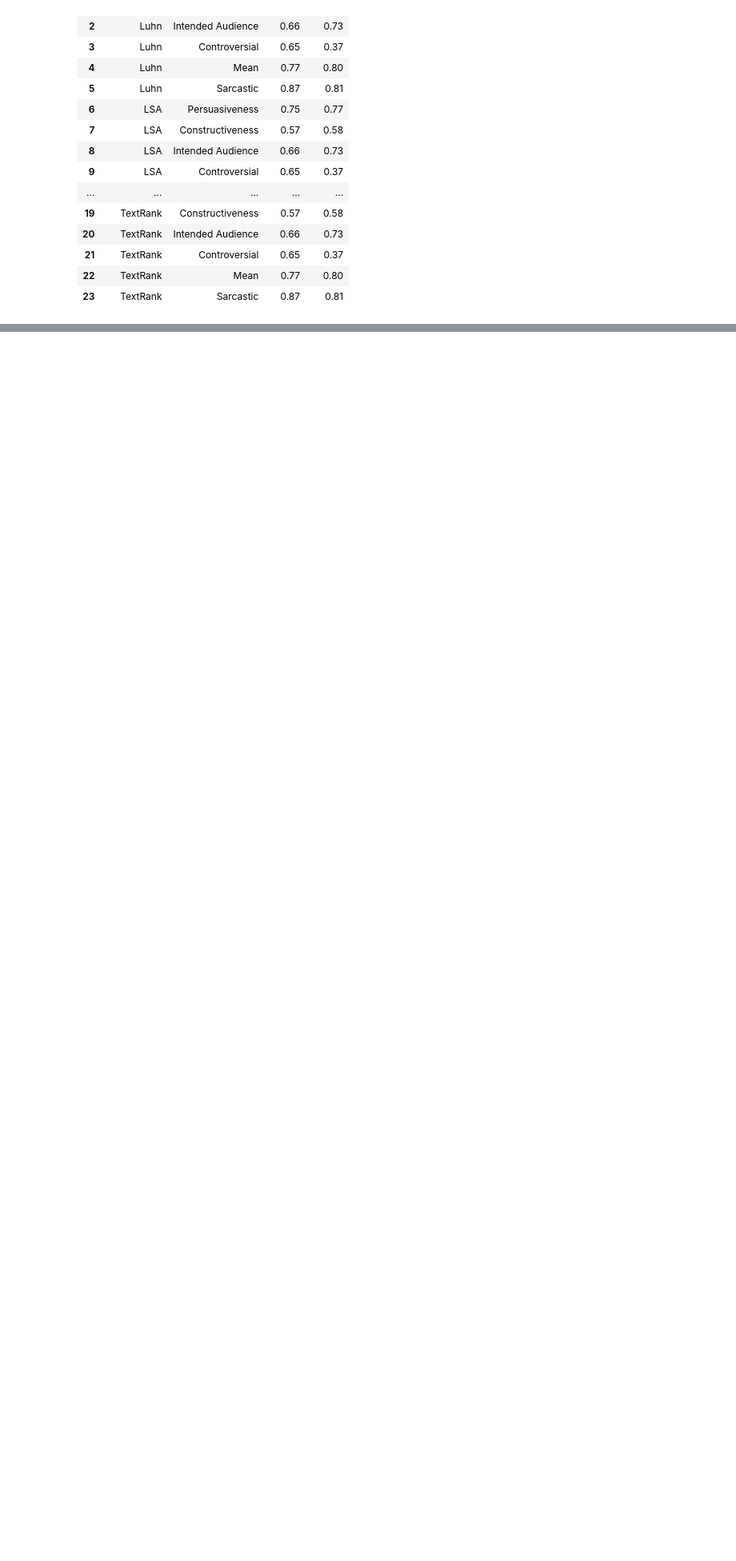
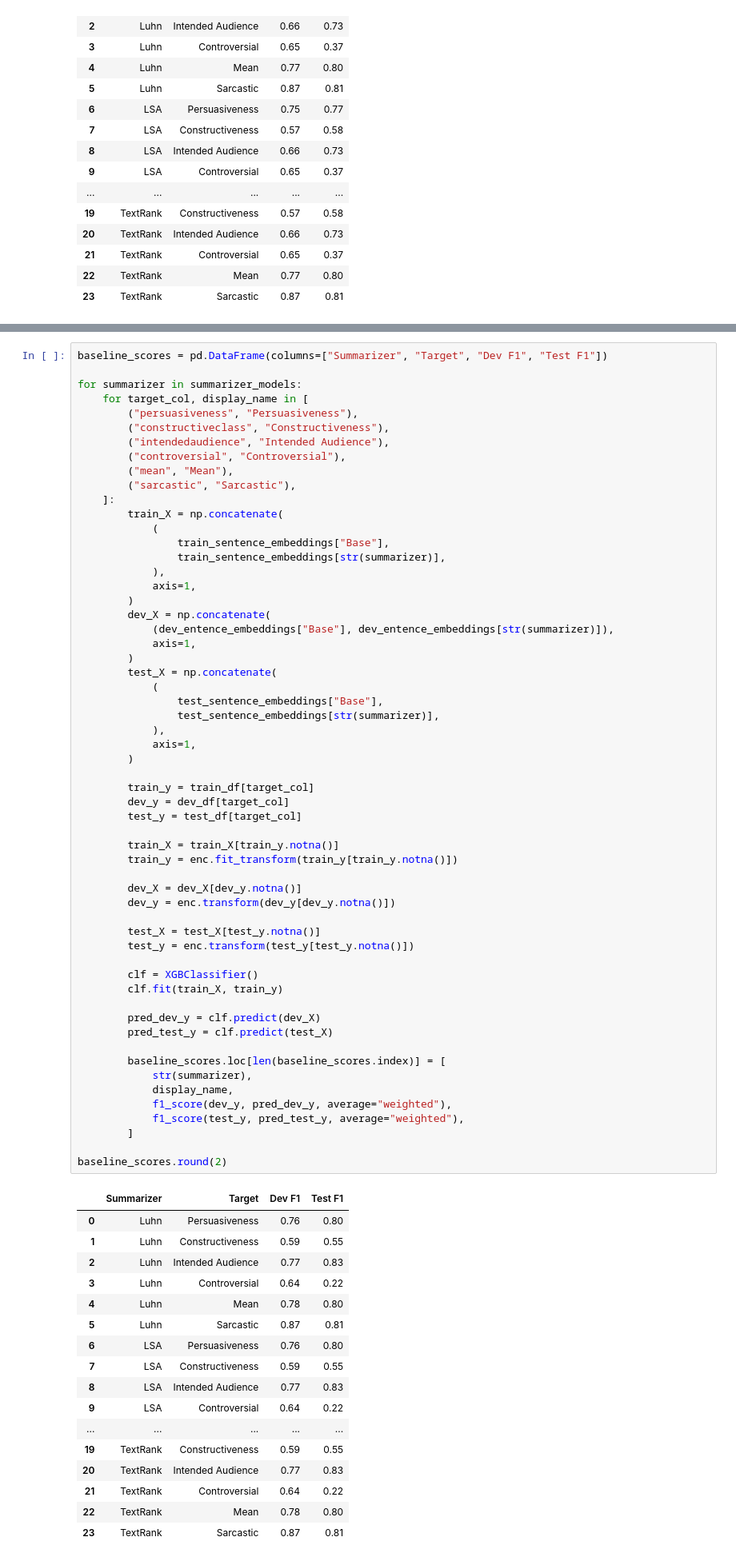
Before and after one commit to arrpee/csci-544-project, a Jupyter notebook: yahoo.ipynb, the cells around one changed output, grey strips where cells are left out. Shown at 80% size. Drawn from its saved outputs; the diff is of its cells as text; blank space fills up the shorter version.

```diff
--- a/yahoo.ipynb
+++ b/yahoo.ipynb
@@ -584,0 +642,76 @@ baseline_scores.round(2)
+# %%
+baseline_scores = pd.DataFrame(columns=["Summarizer", "Target", "Dev F1", "Test F1"])
+
+for summarizer in summarizer_models:
+    for target_col, display_name in [
+        ("persuasiveness", "Persuasiveness"),
+        ("constructiveclass", "Constructiveness"),
+        ("intendedaudience", "Intended Audience"),
+        ("controversial", "Controversial"),
+        ("mean", "Mean"),
+        ("sarcastic", "Sarcastic"),
+    ]:
+        train_X = np.concatenate(
+            (
+                train_sentence_embeddings["Base"],
+                train_sentence_embeddings[str(summarizer)],
+            ),
+            axis=1,
+        )
+        dev_X = np.concatenate(
+            (dev_entence_embeddings["Base"], dev_entence_embeddings[str(summarizer)]),
+            axis=1,
+        )
+        test_X = np.concatenate(
+            (
+                test_sentence_embeddings["Base"],
+                test_sentence_embeddings[str(summarizer)],
+            ),
+            axis=1,
+        )
+
+        train_y = train_df[target_col]
+        dev_y = dev_df[target_col]
+        test_y = test_df[target_col]
+
+        train_X = train_X[train_y.notna()]
+        train_y = enc.fit_transform(train_y[train_y.notna()])
+
+        dev_X = dev_X[dev_y.notna()]
+        dev_y = enc.transform(dev_y[dev_y.notna()])
+
+        test_X = test_X[test_y.notna()]
+        test_y = enc.transform(test_y[test_y.notna()])
+
+        clf = XGBClassifier()
+        clf.fit(train_X, train_y)
+
+        pred_dev_y = clf.predict(dev_X)
+        pred_test_y = clf.predict(test_X)
+
+        baseline_scores.loc[len(baseline_scores.index)] = [
+            str(summarizer),
+            display_name,
+            f1_score(dev_y, pred_dev_y, average="weighted"),
+            f1_score(test_y, pred_test_y, average="weighted"),
+        ]
+
+baseline_scores.round(2)
+# %% [output]
+|  | Summarizer | Target | Dev F1 | Test F1 |
+| 0 | Luhn | Persuasiveness | 0.76 | 0.80 |
+| 1 | Luhn | Constructiveness | 0.59 | 0.55 |
+| 2 | Luhn | Intended Audience | 0.77 | 0.83 |
+| 3 | Luhn | Controversial | 0.64 | 0.22 |
+| 4 | Luhn | Mean | 0.78 | 0.80 |
+| 5 | Luhn | Sarcastic | 0.87 | 0.81 |
+| 6 | LSA | Persuasiveness | 0.76 | 0.80 |
+| 7 | LSA | Constructiveness | 0.59 | 0.55 |
+| 8 | LSA | Intended Audience | 0.77 | 0.83 |
+| 9 | LSA | Controversial | 0.64 | 0.22 |
+| ... | ... | ... | ... | ... |
+| 19 | TextRank | Constructiveness | 0.59 | 0.55 |
+| 20 | TextRank | Intended Audience | 0.77 | 0.83 |
+| 21 | TextRank | Controversial | 0.64 | 0.22 |
+| 22 | TextRank | Mean | 0.78 | 0.80 |
+| 23 | TextRank | Sarcastic | 0.87 | 0.81 |
```
Also changed, not shown: parts of 5 cells of this notebook.
